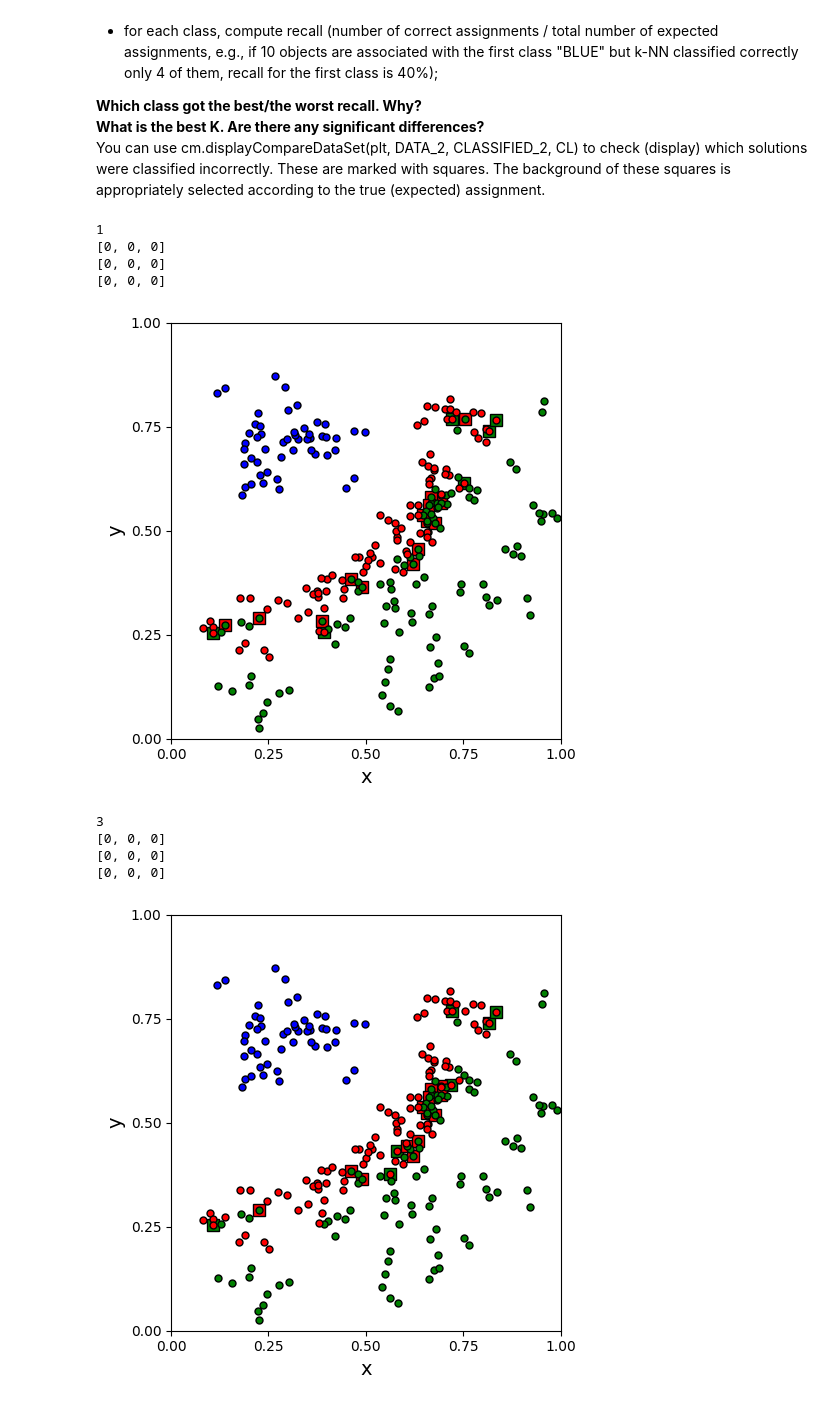
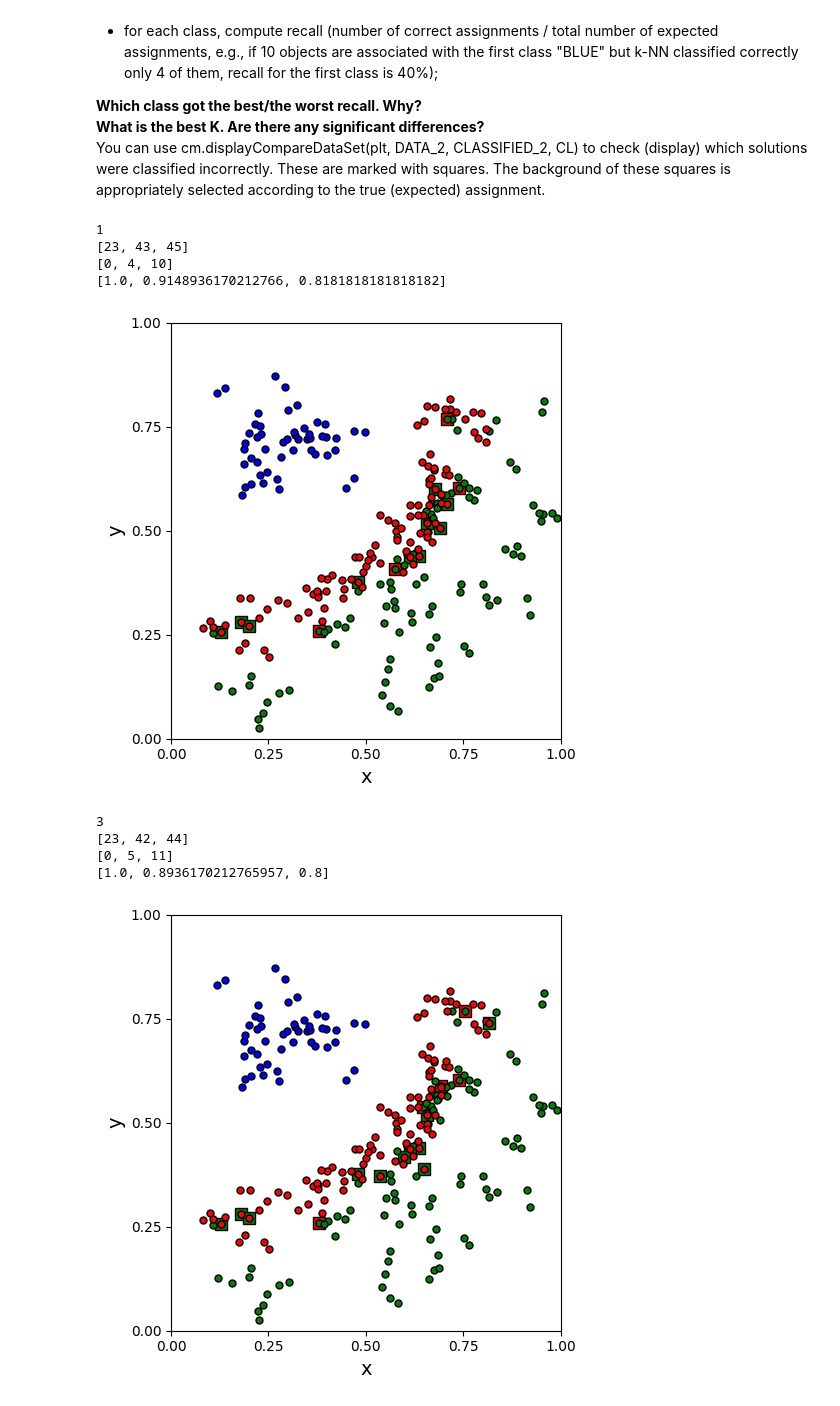
Before and after one commit to piotr-may-put/intro-ai-labs-sem1, a Jupyter notebook: zad2/lab2.ipynb, the cells around one changed output. Drawn from its saved outputs; the diff is of its cells as text; code cells hidden in the pictures.

```diff
--- a/zad2/lab2.ipynb
+++ b/zad2/lab2.ipynb
@@ -175,12 +175,19 @@ def doKNN(K, DATA, CLASSIFIED, NOT_CLASSIFIED):
         for groupInx in range(len(CLASSIFIED)):
             for classifiedPointInx in CLASSIFIED[groupInx]:
                 distances.append([cm.getEuclideanDistance(DATA[IDX], DATA[classifiedPointInx]), groupInx])
-        distances = sorted(distances, key=lambda x: x[0])[:K]
-        groupCount = defaultdict(int)
+        # sorting
+        distances = sorted(distances, key=lambda x: x[0])
+        maxDist = distances[-1][0]
+        # similarity normalization
+        for i in range(len(distances)):
+            distances[i][0] = 1- (distances[i][0]/maxDist)
+        # best K
+        distances = distances[:K]
+        groupSimilarity = defaultdict(int)
         for distance in distances:
-            groupCount[distance[1]] += 1
-        CL[max(groupCount, key=groupCount.get)].append(IDX)
-        UPDATE.append(max(groupCount, key=groupCount.get))
+            groupSimilarity[distance[1]] += distance[0]
+        CL[max(groupSimilarity, key=groupSimilarity.get)].append(IDX)
+        UPDATE.append(max(groupSimilarity, key=groupSimilarity.get))
 
     ################
     return CL
@@ -236,32 +243,45 @@ You can use cm.displayCompareDataSet(plt, DATA_2, CLASSIFIED_2, CL) to check (di
 # %%
 ### CLASS 1 = BLUE
 ### CLASS 2 = GREEN
 ### CLASS 3 = RED
-
+CORRECT_ASSIGMENT = cm.getTest2Classified()
 for K in [1,3,5,7]:
     CL = doKNN(K, DATA_2, CLASSIFIED_TRAIN, NOT_CLASSIFIED_TEST)
     print(K)
     CORRECTLY = [0,0,0]
     INCORRECTLY = [0,0,0]
     RECALL = [0,0,0]
+    for pointInx in NOT_CLASSIFIED_TEST:
+        for groupInx in range(len(CL)):
+            if pointInx in CL[groupInx]:
+                if pointInx in CORRECT_ASSIGMENT[groupInx]:
+                    CORRECTLY[groupInx]+=1
+                else:
+                    INCORRECTLY[groupInx]+=1
 
-    #TODO
+    for i in range(len(CL)):
+        RECALL[i] = CORRECTLY[i] / (CORRECTLY[i] + INCORRECTLY[i])
 
     ### PRINT STATS
     print(CORRECTLY)
     print(INCORRECTLY)
     print(RECALL)
     ### DISPLAY
     cm.displayCompareDataSet(plt, DATA_2, CLASSIFIED_2, CL)
+
+# Class 1 (blue) has best recall, because all nearest elements belong to this group. It is separeted from others
+# Class 3 (blue) has worst recall, because a lot of its elements mix with group 2 (theirs neightbours are red)
+
+# Best K is 1, there is no significant difference (except 5 for this random test set)
 # %% [output]
 1
-[0, 0, 0]
-[0, 0, 0]
-[0, 0, 0]
+[23, 43, 45]
+[0, 4, 10]
+[1.0, 0.9148936170212766, 0.8181818181818182]
-[figure, old version]
+[figure, new version]
 3
-[0, 0, 0]
-[0, 0, 0]
-[0, 0, 0]
+[23, 42, 44]
+[0, 5, 11]
+[1.0, 0.8936170212765957, 0.8]
-[figure, old version]
+[figure, new version]
 5
```
Also changed, not shown: parts of 3 cells of this notebook.
